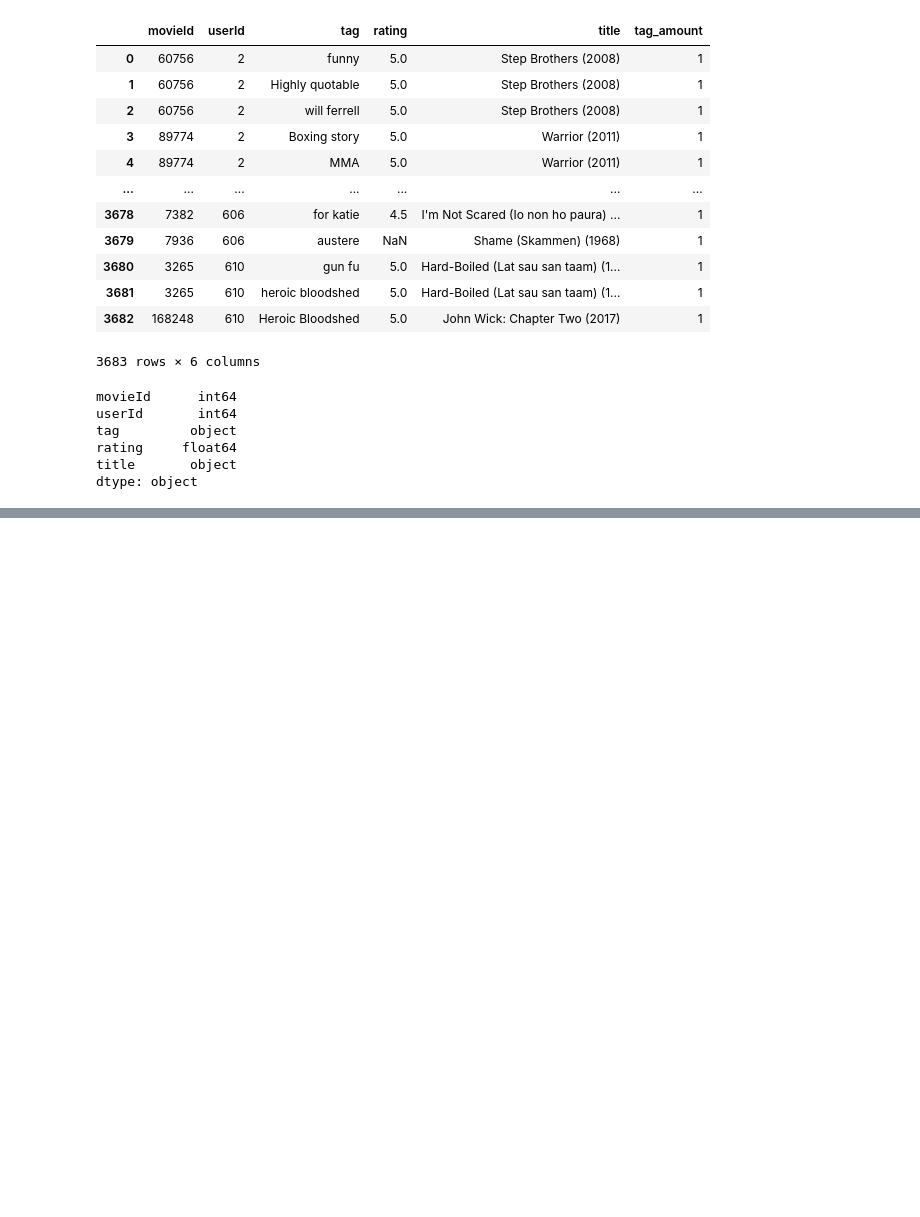
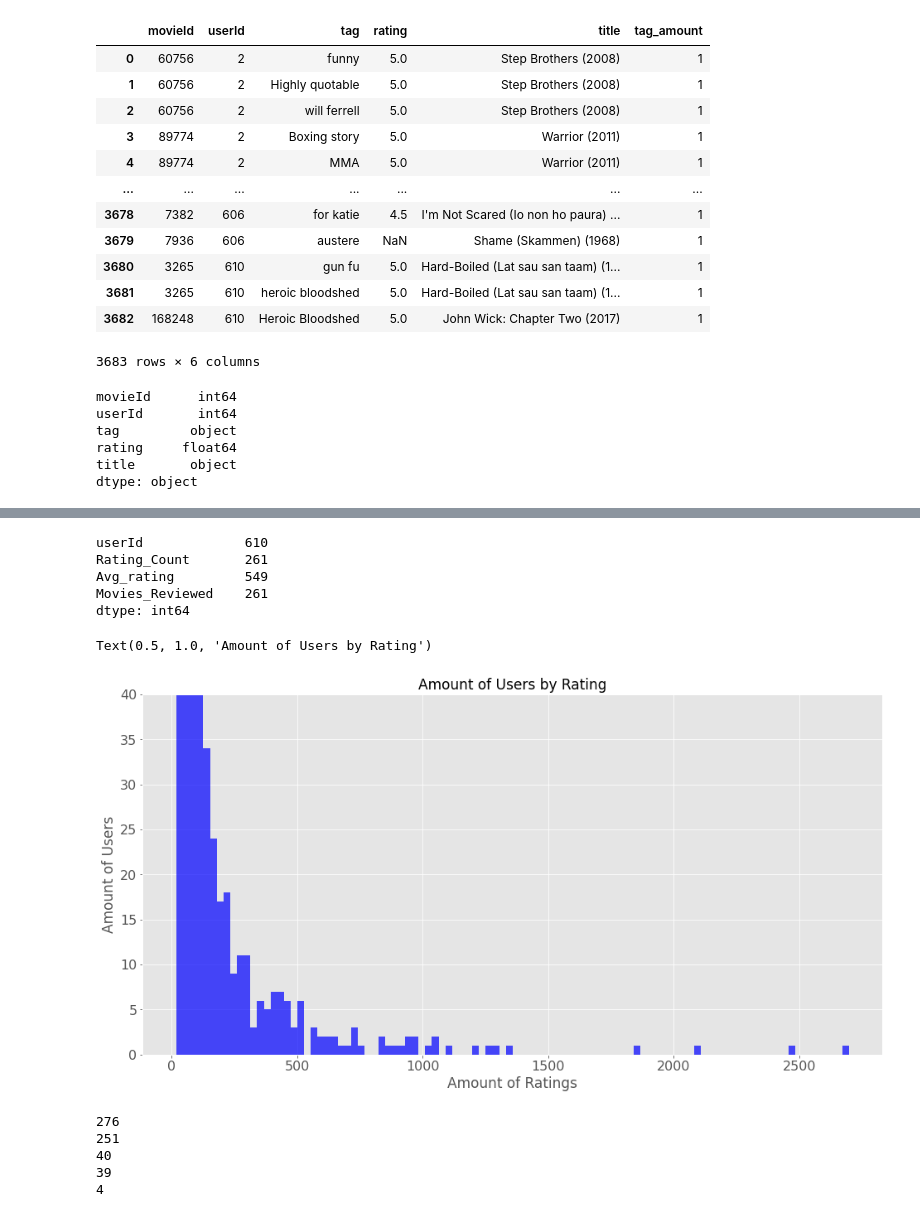
Before and after one commit to gverploeg/Recommender-Case-Study, a Jupyter notebook: grant_notebook.ipynb, the cells around one changed output, grey strips where cells are left out. Drawn from its saved outputs; the diff is of its cells as text; code cells hidden in the pictures; blank space fills up the shorter version.

```diff
--- a/grant_notebook.ipynb
+++ b/grant_notebook.ipynb
@@ -701,0 +841,6 @@ tgmvie_df.sort_values(by='tag_amount', ascending=False)
+# %%
+user_group = rating_name_df.groupby('userId') \
+       .agg(Rating_Count=('rating', 'count'), Avg_rating=('rating', 'mean'), Movies_Reviewed=('movieId', 'count')) \
+       .reset_index()
+
+user_group.sort_values('Rating_Count', ascending=False).tail(37)
@@ -701,0 +865,51 @@ tgmvie_df.sort_values(by='tag_amount', ascending=False)
+# %%
+n = user_group.nunique(axis=0)
+n
+# %% [output]
+userId             610
+Rating_Count       261
+Avg_rating         549
+Movies_Reviewed    261
+dtype: int64
+# %%
+import matplotlib.pyplot as plt
+
+plt.figure(figsize=[16,8])
+plt.hist(user_group.Rating_Count, bins = 100, color='b',alpha=0.7 )
+plt.xlabel('Amount of Ratings',fontsize=17)
+plt.ylabel('Amount of Users',fontsize=17)
+plt.ylim(0,40)
+plt.xlim()
+plt.xticks(fontsize=16)
+plt.yticks(fontsize=16)
+plt.title('Amount of Users by Rating',fontsize=17)
+# %% [output]
+Text(0.5, 1.0, 'Amount of Users by Rating')
+[figure, added]
+# %%
+small = user_group[(user_group['Rating_Count'] >= 15) & (user_group['Rating_Count'] <=60)].groupby('userId')['Rating_Count'].sum().to_frame().reset_index().sort_values('Rating_Count', ascending=False)
+
+medium = user_group[(user_group['Rating_Count'] > 60) & (user_group['Rating_Count'] <=300)].groupby('userId')['Rating_Count'].sum().to_frame().reset_index().sort_values('Rating_Count', ascending=False)
+
+large = user_group[(user_group['Rating_Count'] > 300) & (user_group['Rating_Count'] <=500)].groupby('userId')['Rating_Count'].sum().to_frame().reset_index().sort_values('Rating_Count', ascending=False)
+
+exl = user_group[(user_group['Rating_Count'] > 500) & (user_group['Rating_Count'] <=1500)].groupby('userId')['Rating_Count'].sum().to_frame().reset_index().sort_values('Rating_Count', ascending=False)
+
+super_ = user_group[(user_group['Rating_Count'] > 1500)].groupby('userId')['Rating_Count'].sum().to_frame().reset_index().sort_values('Rating_Count', ascending=False)
+
+sm = small['Rating_Count'].count()
+me = medium['Rating_Count'].count()
+lr = large['Rating_Count'].count()
+xl = exl['Rating_Count'].count()
+su = super_['Rating_Count'].count()
+
+ls = [sm, me, lr, xl,su]
+
+for i in ls:
+    print(i)
+# %% [output]
+276
+251
+40
+39
+4
```
Also changed, not shown: parts of 13 cells of this notebook, 1 other file.
